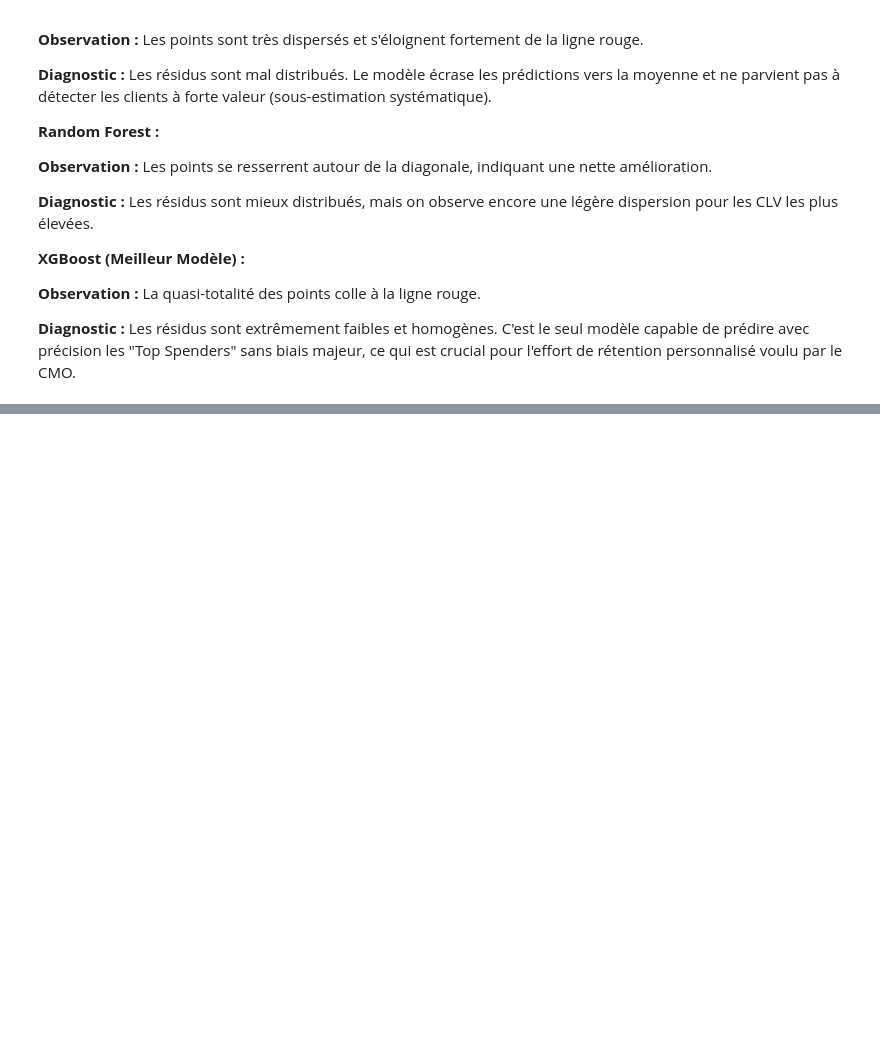
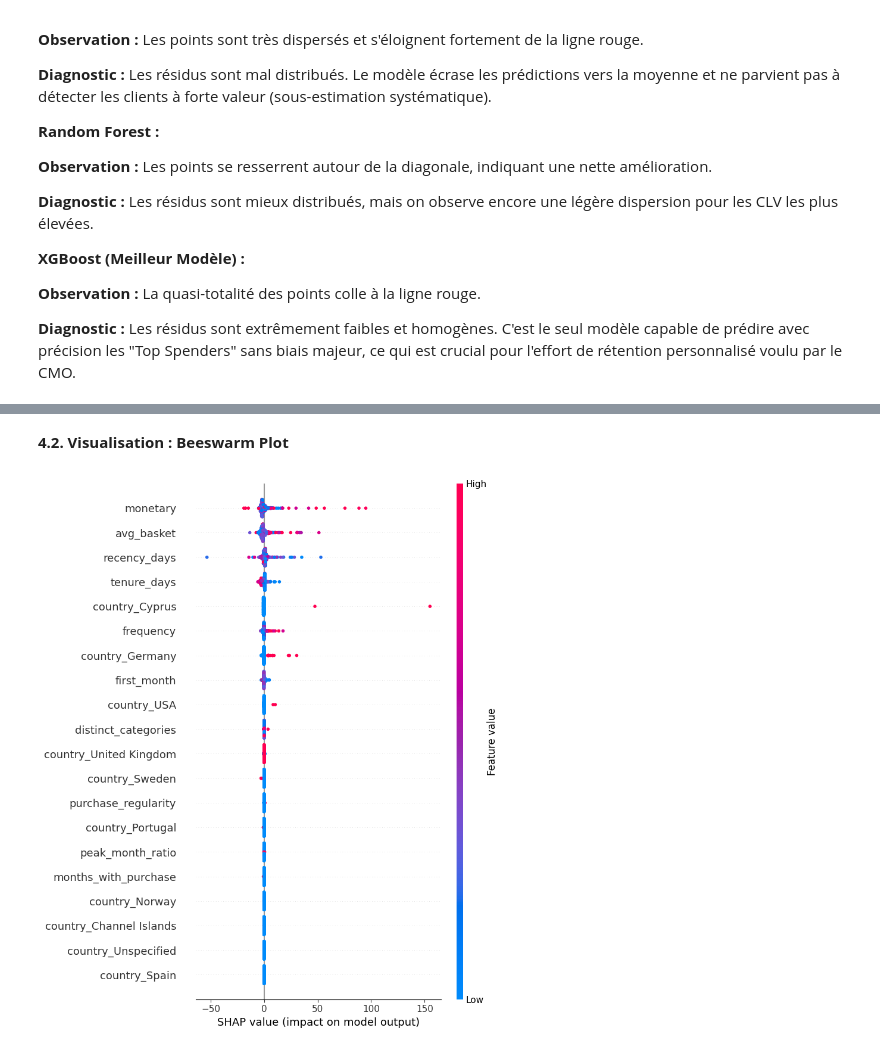
Before and after one commit to fds-imane/Data_Marketing, a Jupyter notebook: data_marketing_part3.ipynb, the cells around one changed output, grey strips where cells are left out. Cells and saved outputs as stored; diff of their text form; code cells hidden in the pictures; blank space fills up the shorter version.

```diff
--- a/data_marketing_part3.ipynb
+++ b/data_marketing_part3.ipynb
@@ -412,0 +420,11 @@ plt.show()
+# %%
+import shap
+
+# 1. Initialisation de l'explainer spécifique aux modèles d'arbres (XGBoost)
+# On utilise le modèle xgb_model entraîné à l'étape précédente
+explainer = shap.TreeExplainer(xgb_model)
+
+# 2. Calcul des SHAP values sur le dataset de test
+shap_values = explainer.shap_values(X_test)
+
+print("Calcul des SHAP values terminé.")
@@ -412,0 +439,10 @@ plt.show()
+# %% [markdown]
+**4.2. Visualisation : Beeswarm Plot**
+# %%
+# Génération du graphique de synthèse (Beeswarm Plot)
+import matplotlib.pyplot as plt
+
+plt.figure(figsize=(10, 6))
+shap.summary_plot(shap_values, X_test, plot_type="dot")
+# %% [output]
+[figure, added]
```
Also changed, not shown: parts of 11 cells of this notebook.
